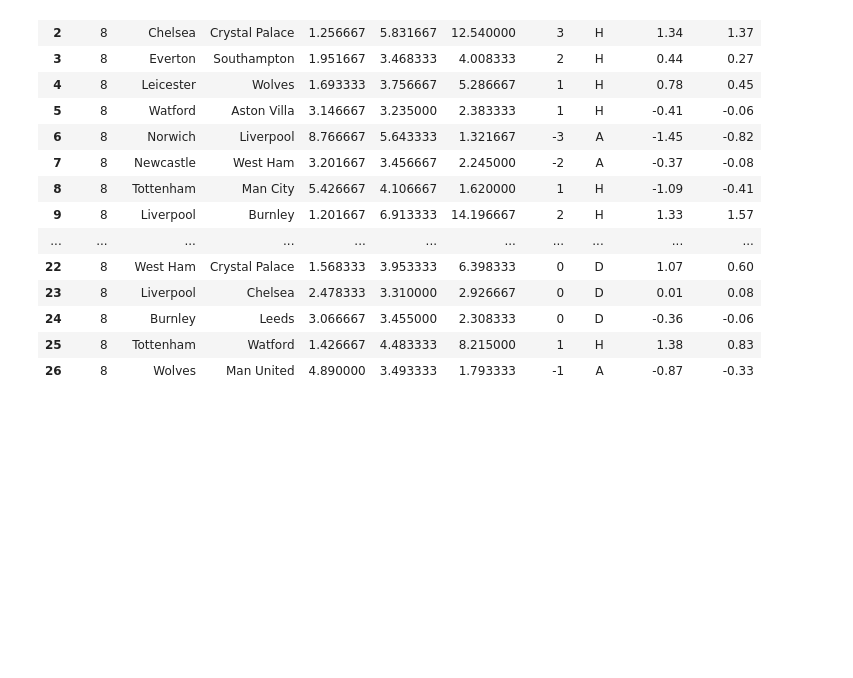
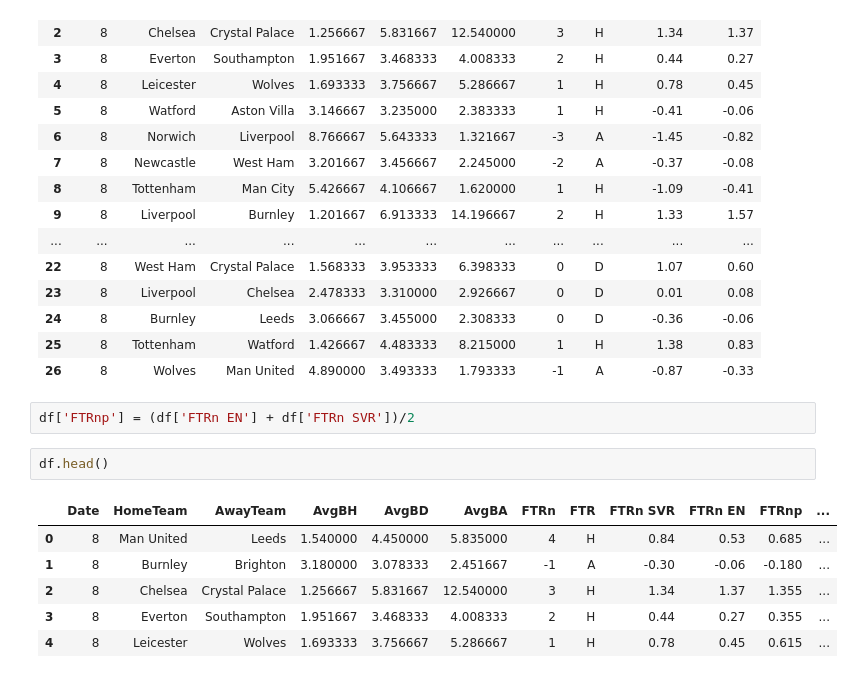
Before and after one commit to sreeharipa/Premier-league-predictor, a Jupyter notebook: 5_predicing-the-new-season.ipynb, the cells around one changed output. Cells and saved outputs as stored; diff of their text form; blank space fills up the shorter version.

```diff
--- a/5_predicing-the-new-season.ipynb
+++ b/5_predicing-the-new-season.ipynb
@@ -129,3 +129,14 @@ df
 | 24 | 8 | Burnley | Leeds | 3.066667 | 3.455000 | 2.308333 | 0 | D | -0.36 | -0.06 |
 | 25 | 8 | Tottenham | Watford | 1.426667 | 4.483333 | 8.215000 | 1 | H | 1.38 | 0.83 |
 | 26 | 8 | Wolves | Man United | 4.890000 | 3.493333 | 1.793333 | -1 | A | -0.87 | -0.33 |
+# %%
+df['FTRnp'] = (df['FTRn EN'] + df['FTRn SVR'])/2
+# %%
+df.head()
+# %% [output]
+|  | Date | HomeTeam | AwayTeam | AvgBH | AvgBD | AvgBA | FTRn | FTR | FTRn SVR | FTRn EN | FTRnp | ... |
+| 0 | 8 | Man United | Leeds | 1.540000 | 4.450000 | 5.835000 | 4 | H | 0.84 | 0.53 | 0.685 | ... |
+| 1 | 8 | Burnley | Brighton | 3.180000 | 3.078333 | 2.451667 | -1 | A | -0.30 | -0.06 | -0.180 | ... |
+| 2 | 8 | Chelsea | Crystal Palace | 1.256667 | 5.831667 | 12.540000 | 3 | H | 1.34 | 1.37 | 1.355 | ... |
+| 3 | 8 | Everton | Southampton | 1.951667 | 3.468333 | 4.008333 | 2 | H | 0.44 | 0.27 | 0.355 | ... |
+| 4 | 8 | Leicester | Wolves | 1.693333 | 3.756667 | 5.286667 | 1 | H | 0.78 | 0.45 | 0.615 | ... |
```
Also changed, not shown: parts of 5 cells of this notebook.
